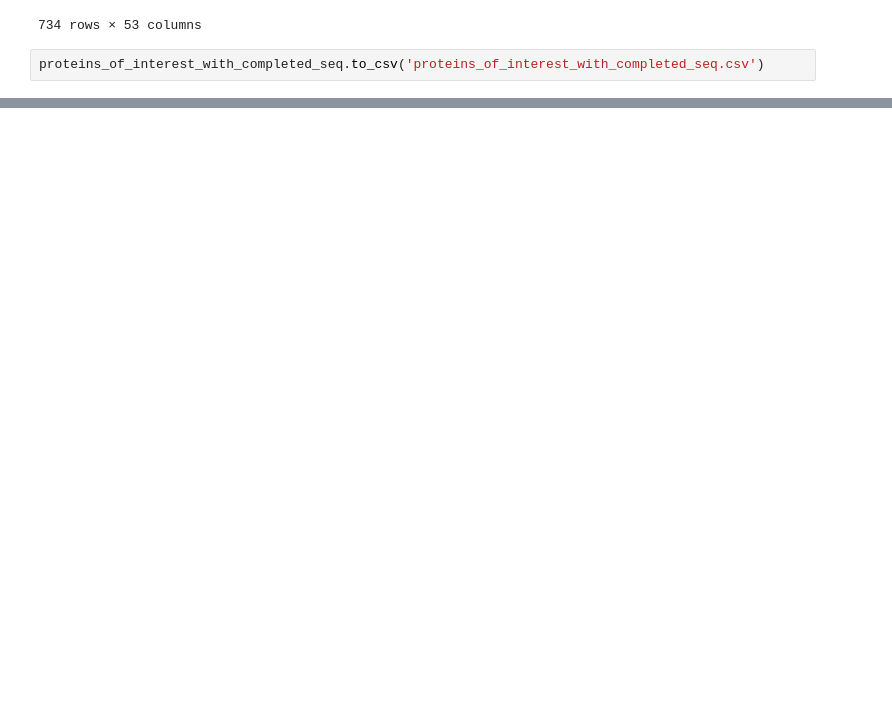
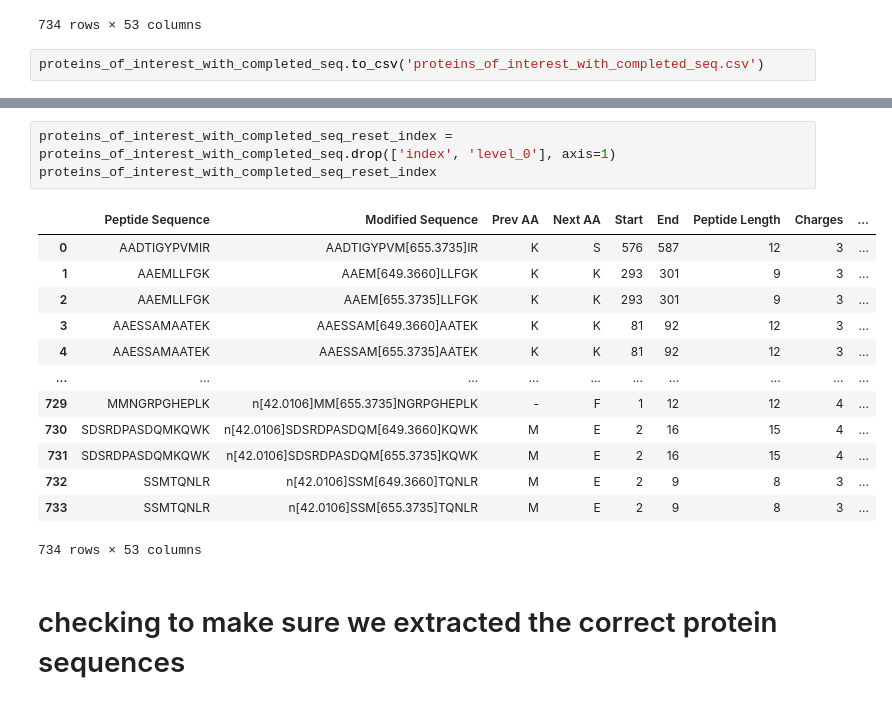
Before and after one commit to ritster/methionine-analysis, a Jupyter notebook: amr/completing_protein_sequences.ipynb, the cells around one changed output, grey strips where cells are left out. Drawn from its saved outputs; the diff is of its cells as text; blank space fills up the shorter version.

```diff
--- a/amr/completing_protein_sequences.ipynb
+++ b/amr/completing_protein_sequences.ipynb
@@ -83,0 +119,19 @@ proteins_of_interest_with_completed_seq.to_csv('proteins_of_interest_with_comple
+# %%
+proteins_of_interest_with_completed_seq_reset_index = proteins_of_interest_with_completed_seq.drop(['index', 'level_0'], axis=1)
+proteins_of_interest_with_completed_seq_reset_index
+# %% [output]
+|  | Peptide Sequence | Modified Sequence | Prev AA | Next AA | Start | End | Peptide Length | Charges | ... |
+| 0 | AADTIGYPVMIR | AADTIGYPVM[655.3735]IR | K | S | 576 | 587 | 12 | 3 | ... |
+| 1 | AAEMLLFGK | AAEM[649.3660]LLFGK | K | K | 293 | 301 | 9 | 3 | ... |
+| 2 | AAEMLLFGK | AAEM[655.3735]LLFGK | K | K | 293 | 301 | 9 | 3 | ... |
+| 3 | AAESSAMAATEK | AAESSAM[649.3660]AATEK | K | K | 81 | 92 | 12 | 3 | ... |
+| 4 | AAESSAMAATEK | AAESSAM[655.3735]AATEK | K | K | 81 | 92 | 12 | 3 | ... |
+| ... | ... | ... | ... | ... | ... | ... | ... | ... | ... |
+| 729 | MMNGRPGHEPLK | n[42.0106]MM[655.3735]NGRPGHEPLK | - | F | 1 | 12 | 12 | 4 | ... |
+| 730 | SDSRDPASDQMKQWK | n[42.0106]SDSRDPASDQM[649.3660]KQWK | M | E | 2 | 16 | 15 | 4 | ... |
+| 731 | SDSRDPASDQMKQWK | n[42.0106]SDSRDPASDQM[655.3735]KQWK | M | E | 2 | 16 | 15 | 4 | ... |
+| 732 | SSMTQNLR | n[42.0106]SSM[649.3660]TQNLR | M | E | 2 | 9 | 8 | 3 | ... |
+| 733 | SSMTQNLR | n[42.0106]SSM[655.3735]TQNLR | M | E | 2 | 9 | 8 | 3 | ... |
+734 rows × 53 columns
+# %% [markdown]
+# checking to make sure we extracted the correct protein sequences
```
Also changed, not shown: parts of 6 cells of this notebook, 9 other files.
